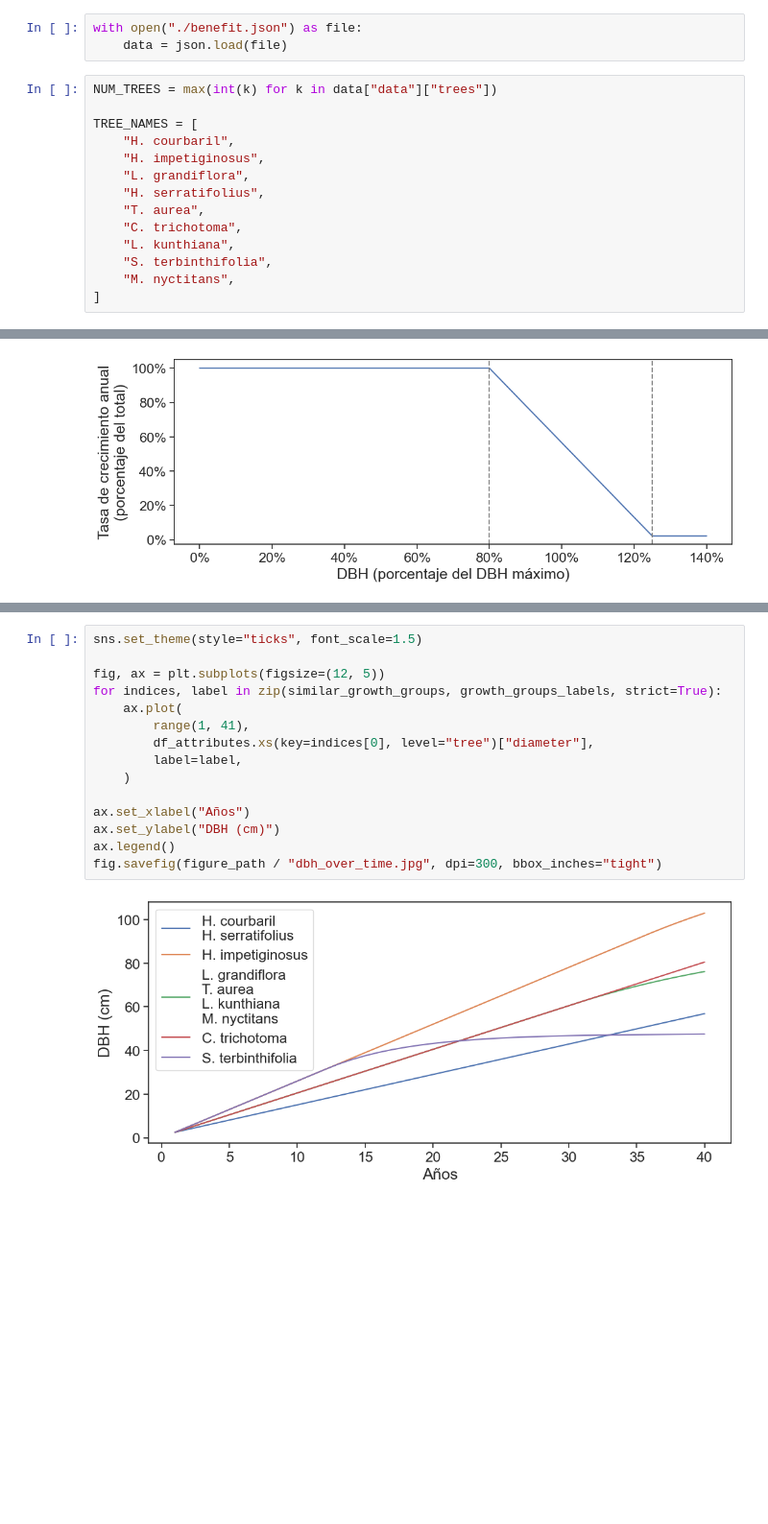
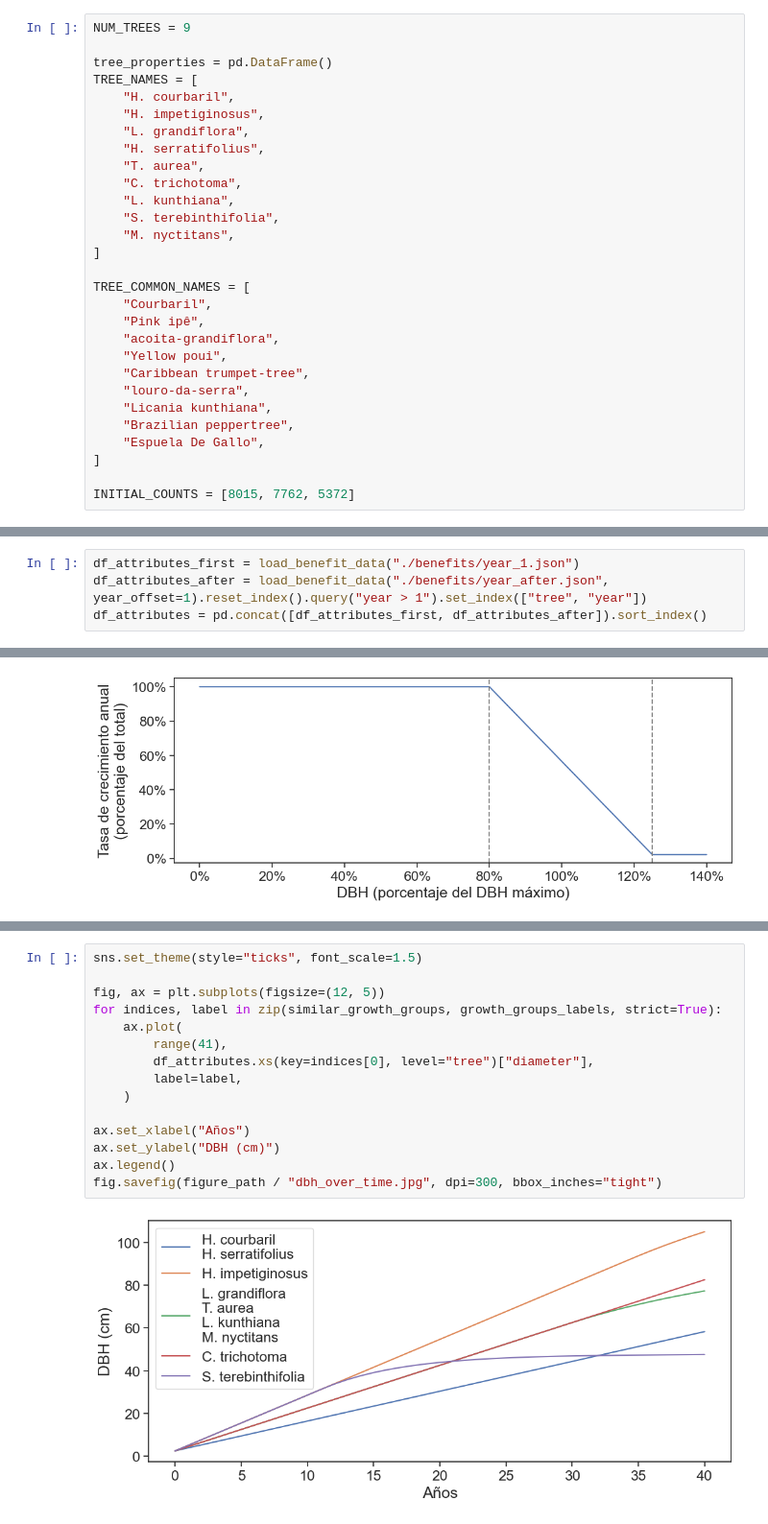
Before and after one commit to RodolfoFigueroa/belo_horizonte, a Jupyter notebook: trees.ipynb, the cells around one changed output, grey strips where cells are left out. Shown at 96% size. Saved outputs shown, nothing was run; the diff lists cells and outputs as text; blank space fills up the shorter version.

```diff
--- a/trees.ipynb
+++ b/trees.ipynb
@@ -9,12 +10,10 @@ import seaborn as sns
 from matplotlib import ticker
 # %%
 figure_path = Path("./figures")
-# %%
-with open("./benefit.json") as file:
-    data = json.load(file)
 # %%
-NUM_TREES = max(int(k) for k in data["data"]["trees"])
+NUM_TREES = 9
 
+tree_properties = pd.DataFrame()
 TREE_NAMES = [
     "H. courbaril",
     "H. impetiginosus",
@@ -23,7 +22,21 @@ TREE_NAMES = [
     "T. aurea",
     "C. trichotoma",
     "L. kunthiana",
-    "S. terbinthifolia",
+    "S. terebinthifolia",
     "M. nyctitans",
 ]
+
+TREE_COMMON_NAMES = [
+    "Courbaril",
+    "Pink ipê",
+    "acoita-grandiflora",
+    "Yellow poui",
+    "Caribbean trumpet-tree",
+    "louro-da-serra",
+    "Licania kunthiana",
+    "Brazilian peppertree",
+    "Espuela De Gallo",
+]
+
+INITIAL_COUNTS = [8015, 7762, 5372]
 # %%
@@ -53,0 +74,4 @@ df_attributes = (
+# %%
+df_attributes_first = load_benefit_data("./benefits/year_1.json")
+df_attributes_after = load_benefit_data("./benefits/year_after.json", year_offset=1).reset_index().query("year > 1").set_index(["tree", "year"])
+df_attributes = pd.concat([df_attributes_first, df_attributes_after]).sort_index()
@@ -79,20 +111,20 @@ growth_groups_labels = [
 # %%
 sns.set_theme(style="ticks", font_scale=1.5)
 
 fig, ax = plt.subplots(figsize=(12, 5))
 for indices, label in zip(similar_growth_groups, growth_groups_labels, strict=True):
     ax.plot(
-        range(1, 41),
+        range(41),
         df_attributes.xs(key=indices[0], level="tree")["diameter"],
         label=label,
     )
 
 ax.set_xlabel("Años")
 ax.set_ylabel("DBH (cm)")
 ax.legend()
 fig.savefig(figure_path / "dbh_over_time.jpg", dpi=300, bbox_inches="tight")
 # %% [output]
-[figure, old version]
+[figure, new version]
 # %%
 sns.set_theme(style="ticks", font_scale=1.5)
 fig, ax = plt.subplots(figsize=(12, 5))
```
Also changed, not shown: parts of 17 cells of this notebook, 3 other files.
